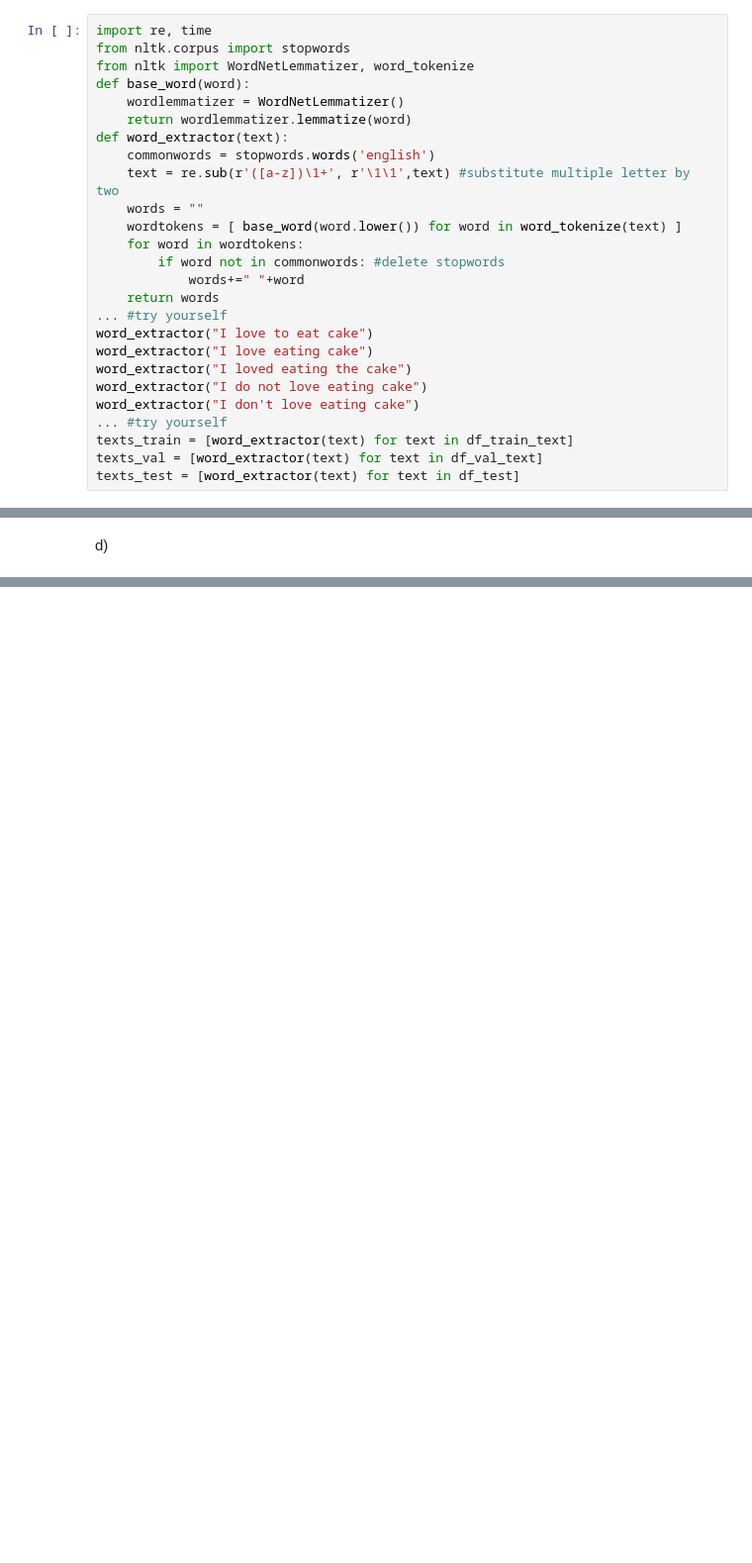
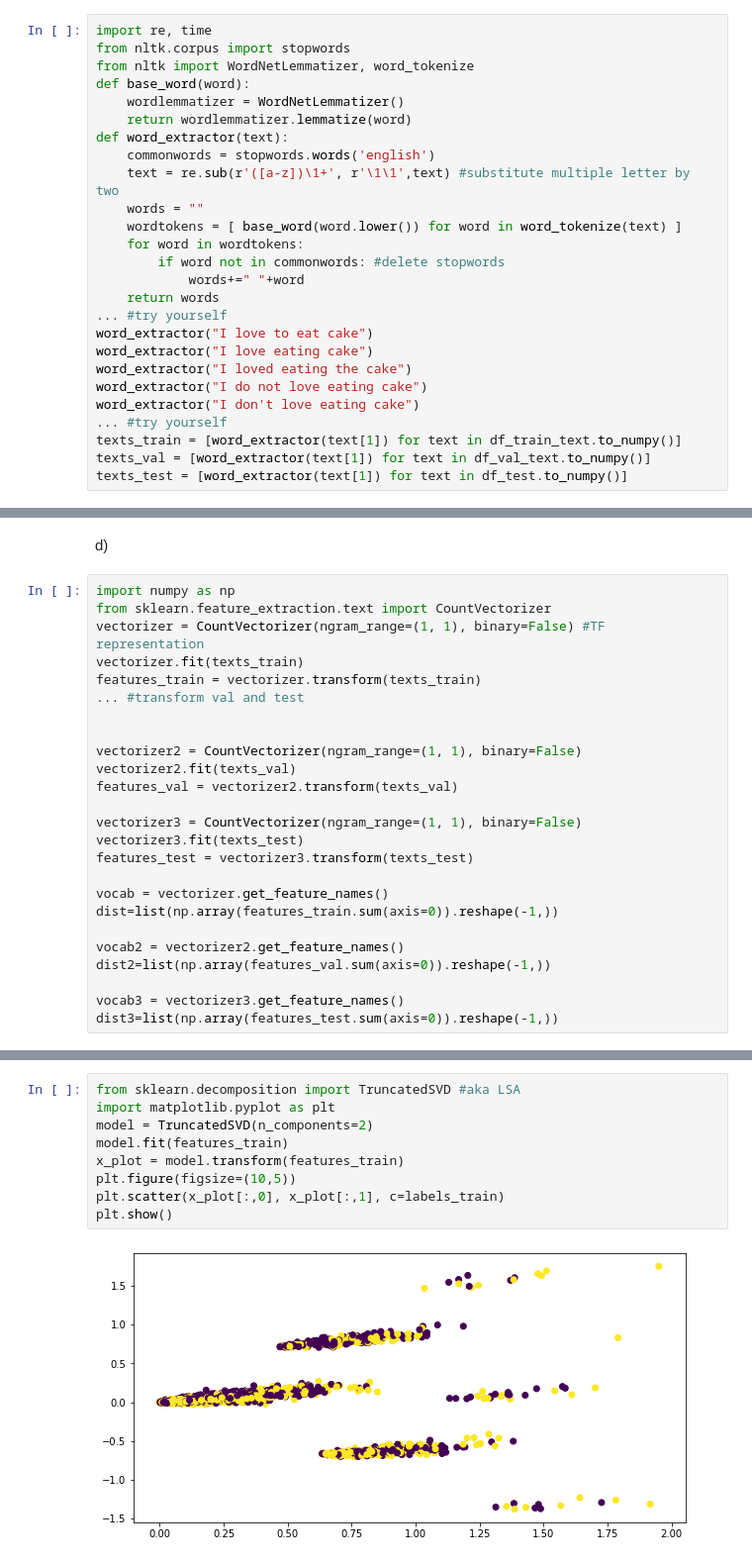
Before and after one commit to chrisgcs/Tarea3ML, a Jupyter notebook: Desarrollo.ipynb, the cells around one changed output, grey strips where cells are left out. Shown: that part at 99% size. Drawn from its saved outputs; the diff is of its cells as text; blank space fills up the shorter version.

```diff
--- a/Desarrollo.ipynb
+++ b/Desarrollo.ipynb
@@ -145,6 +155,6 @@ word_extractor("I loved eating the cake")
 word_extractor("I do not love eating cake")
 word_extractor("I don't love eating cake")
 ... #try yourself
-texts_train = [word_extractor(text) for text in df_train_text]
-texts_val = [word_extractor(text) for text in df_val_text]
-texts_test = [word_extractor(text) for text in df_test]
+texts_train = [word_extractor(text[1]) for text in df_train_text.to_numpy()]
+texts_val = [word_extractor(text[1]) for text in df_val_text.to_numpy()]
+texts_test = [word_extractor(text[1]) for text in df_test.to_numpy()]
@@ -152,3 +203,28 @@ texts_test = [word_extractor(text) for text in df_test]
 La importancia del preprocesamiento en el dominio del lenguaje natural radica en disminuir las palabras que si bien aparecen con mas frecuencia son las menos significantes para realizar analisis (las stopwords) para asi reducir ruido y tiempo de ejecucion. Tambien es importante el proceso de reducir las palabras a su origen con stemming o lematizacion para evitar analizar palabras cuya semantica es identica pero estan escritas diferentes producto de una conjugacion. En este caso se utiliza lematizacion ya que presenta mejores resultados que stemming al realizar el proceso considerando el contexto en el cual se encuentra la palabra.
 # %% [markdown]
 d)<a class="anchor" id="d"></a>
+# %%
+import numpy as np
+from sklearn.feature_extraction.text import CountVectorizer
+vectorizer = CountVectorizer(ngram_range=(1, 1), binary=False) #TF representation
+vectorizer.fit(texts_train)
+features_train = vectorizer.transform(texts_train)
+... #transform val and test
+
+
+vectorizer2 = CountVectorizer(ngram_range=(1, 1), binary=False)
+vectorizer2.fit(texts_val)
+features_val = vectorizer2.transform(texts_val)
+
+vectorizer3 = CountVectorizer(ngram_range=(1, 1), binary=False)
+vectorizer3.fit(texts_test)
+features_test = vectorizer3.transform(texts_test)
+
+vocab = vectorizer.get_feature_names()
+dist=list(np.array(features_train.sum(axis=0)).reshape(-1,))
+
+vocab2 = vectorizer2.get_feature_names()
+dist2=list(np.array(features_val.sum(axis=0)).reshape(-1,))
+
+vocab3 = vectorizer3.get_feature_names()
+dist3=list(np.array(features_test.sum(axis=0)).reshape(-1,))
@@ -154,0 +233,11 @@ d)<a class="anchor" id="d"></a>
+# %%
+from sklearn.decomposition import TruncatedSVD #aka LSA
+import matplotlib.pyplot as plt
+model = TruncatedSVD(n_components=2)
+model.fit(features_train)
+x_plot = model.transform(features_train)
+plt.figure(figsize=(10,5))
+plt.scatter(x_plot[:,0], x_plot[:,1], c=labels_train)
+plt.show()
+# %% [output]
+[figure, added]
```
Also changed, not shown: parts of 10 cells of this notebook, 1 other file.
